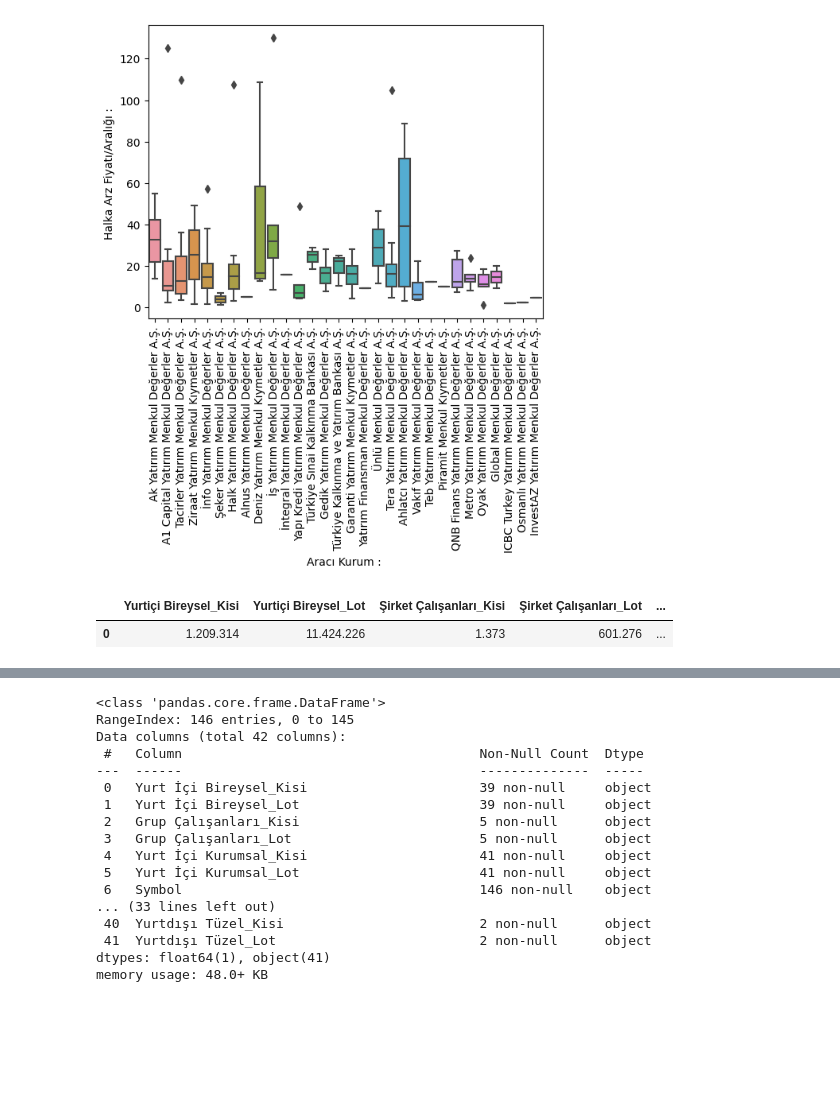
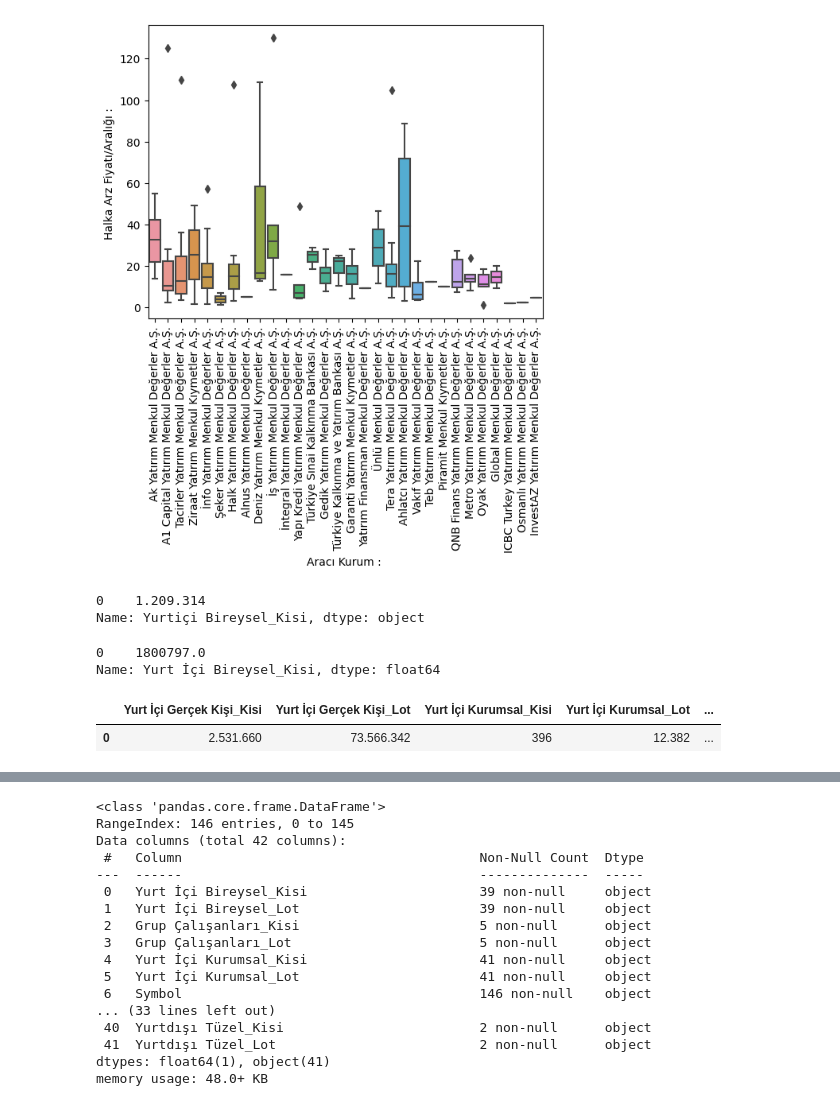
Before and after one commit to uguratli/HalkaArz, a Jupyter notebook: Halka_arz_lab.ipynb, the cells around one changed output, grey strips where cells are left out. Drawn from its saved outputs; the diff is of its cells as text; code cells hidden in the pictures; blank space fills up the shorter version.

```diff
--- a/Halka_arz_lab.ipynb
+++ b/Halka_arz_lab.ipynb
@@ -364,7 +371,17 @@ ax.set_xticklabels(ax.get_xticklabels(),rotation=90);
 # %% [output]
 [figure]
 # %%
-Stocks_copy['EKSUN']['Halka_arz_result']
+Stocks_copy['EKSUN']['Halka_arz_result']['Yurtiçi Bireysel_Kisi']
 # %% [output]
-|  | Yurtiçi Bireysel_Kisi | Yurtiçi Bireysel_Lot | Şirket Çalışanları_Kisi | Şirket Çalışanları_Lot | ... |
-| 0 | 1.209.314 | 11.424.226 | 1.373 | 601.276 | ... |
+0    1.209.314
+Name: Yurtiçi Bireysel_Kisi, dtype: object
+# %%
+Stocks_copy['BIGCH']['Halka_arz_result']['Yurt İçi Bireysel_Kisi'].apply(value_fix_dot)
+# %% [output]
+0    1800797.0
+Name: Yurt İçi Bireysel_Kisi, dtype: float64
+# %%
+Stocks_copy['ADGYO']['Halka_arz_result']
+# %% [output]
+|  | Yurt İçi Gerçek Kişi_Kisi | Yurt İçi Gerçek Kişi_Lot | Yurt İçi Kurumsal_Kisi | Yurt İçi Kurumsal_Lot | ... |
+| 0 | 2.531.660 | 73.566.342 | 396 | 12.382 | ... |
```
Also changed, not shown: parts of 5 cells of this notebook.
